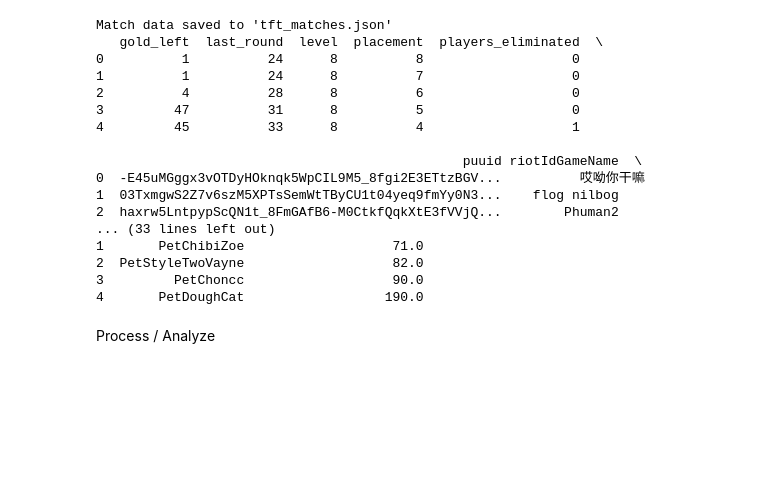
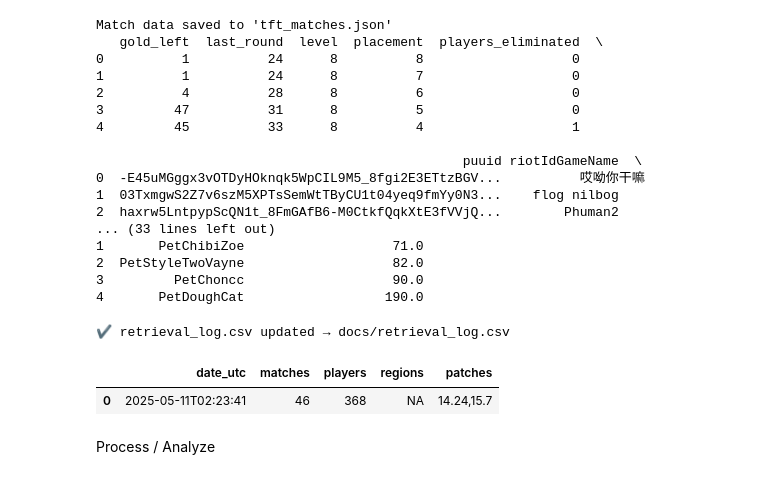
Before and after one commit to ChuanCheLin/TFT-Data-Curation-Project, a Jupyter notebook: main.ipynb, the cells around one changed output. Drawn from its saved outputs; the diff is of its cells as text; code cells hidden in the pictures; blank space fills up the shorter version.

Commit message:
Add cleaned dataset and retrieval log; move notebook to root

```diff
--- a/notebooks/main.ipynb
+++ b/main.ipynb
@@ -100,6 +104,35 @@ Match data saved to 'tft_matches.json'
 2  PetStyleTwoVayne                   82.0
 3         PetChoncc                   90.0
 4       PetDoughCat                  190.0
+# %%
+# -------- paths --------
+LOG_PATH = Path("docs/retrieval_log.csv")
+CSV_PATH = Path("curated/tft_matches_flat.csv")
+df = pd.read_csv(CSV_PATH)
+
+# -------- build current session info --------
+session_info = {
+    "date_utc": datetime.utcnow().isoformat(timespec="seconds"),
+    "matches": len(df["match_id"].unique()),
+    "players": len(df),
+    "regions": "NA",
+    "patches": ",".join(sorted(df["patch"].astype(str).unique())),
+}
+
+# -------- update log file --------
+if LOG_PATH.exists():
+    old_log = pd.read_csv(LOG_PATH)
+    log_df = pd.concat([old_log, pd.DataFrame([session_info])], ignore_index=True)
+else:
+    log_df = pd.DataFrame([session_info])
+
+log_df.to_csv(LOG_PATH, index=False)
+print(f"✔ retrieval_log.csv updated → {LOG_PATH}")
+log_df.tail()
+# %% [output]
+✔ retrieval_log.csv updated → docs/retrieval_log.csv
+|  | date_utc | matches | players | regions | patches |
+| 0 | 2025-05-11T02:23:41 | 46 | 368 | NA | 14.24,15.7 |
 # %% [markdown]
 Process / Analyze
 # %%
```
Also changed, not shown: parts of 4 cells of this notebook, 3 other files.
